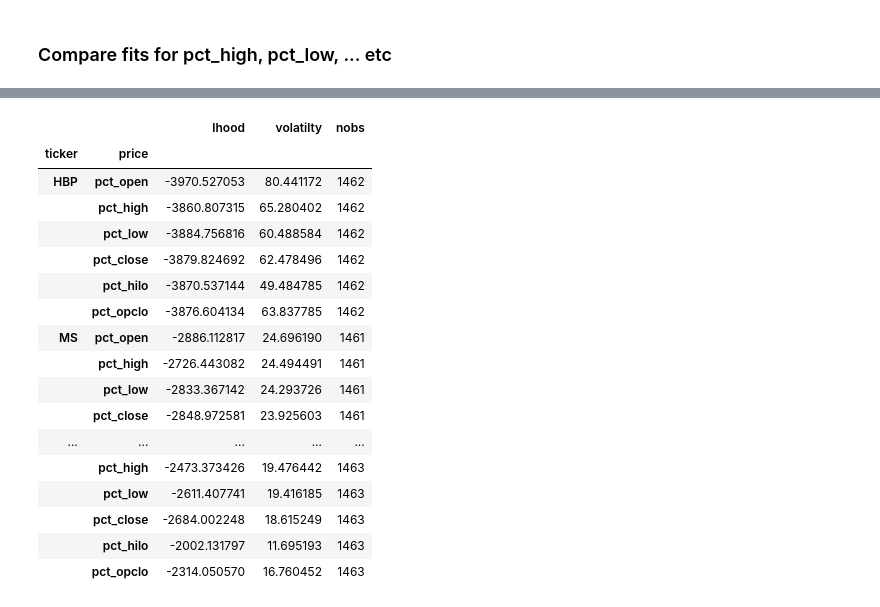
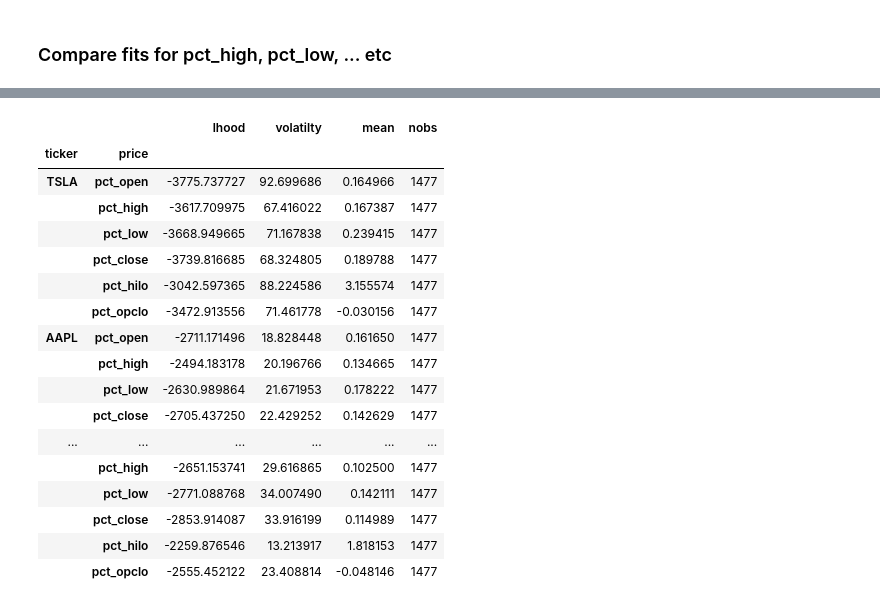
Before and after one commit to kwoodle/ktrade_volatility, a Jupyter notebook: notebooks/garch3.ipynb, the cells around one changed output, grey strips where cells are left out. Saved outputs shown, nothing was run; the diff lists cells and outputs as text; code cells hidden in the pictures.

```diff
--- a/notebooks/garch3.ipynb
+++ b/notebooks/garch3.ipynb
@@ -7,8 +17,13 @@ engine = create_engine('mysql+pymysql://localhost',
 conn = engine.connect()
 # %%
 import pandas as pd
-tck_qry = pd.read_sql_query('''select symbol, avg(volume*close) from USE_2021
-    group by symbol order by avg(volume*close) desc limit 20''',
+tck_qry = pd.read_sql_query('''select distinct us.symbol, avg(us.volume*us.close) from USE_2021 us
+join US_SymsWithOptions USWO on us.symbol = USWO.Symbol
+where USWO.`Symbol Type` = 'Equity'
+    group by us.symbol order by avg(us.volume*us.close) desc limit 500''',
                             conn)
 tdf = pd.DataFrame(tck_qry, columns=['symbol'])
 tickers = tdf['symbol']
+prices = ["pct_open", "pct_high", "pct_low", "pct_close",
+          'pct_hilo', 'pct_opclo']
+#prices = ["pct_hilo"]
@@ -23,8 +44,7 @@ def query_symbol(sym, conn):
         conn,
         index_col='tradedate'
     )
-    return sym, pd.DataFrame(qry, columns=["pct_open", "pct_high", "pct_low", "pct_close",
-                                      "pct_hilo", "pct_opclo"])
+    return sym, pd.DataFrame(qry, columns=prices)
 # %%
 import math
 def ann_var(var):
@@ -36,22 +54,34 @@ prices = ['pct_open', 'pct_high', 'pct_low', 'pct_close',
 # %%
 rows = []
-tickers=pd.Series(data=['MS']).append(tickers)
-tickers=pd.Series(data=['HBP']).append(tickers)
+#tickers=pd.Series(data=['MS']).append(tickers)
+#tickers=pd.Series(data=['BYND']).append(tickers)
+#tickers=pd.Series(data=['DIS']).append(tickers)
 
+step = 0
+steps = 201
+time_last = time.time()
 for tk in tickers:
     ticker, df = query_symbol(tk, conn)
-    if(len(df.index)<100):
-        print("len(df)", len(df.index), "for ticker", tk)
-        continue
     for pr in prices:
-        am = arch_model(df[pr], p=1, o=1, q=1, dist="StudentsT")
+        if(len(df.index)<800):
+            continue
+        if step % steps == 0:
+            print("fitting symbol: ", tk, "  for price: ", pr, "len(df): ", len(df.index))
+            time_now = time.time()
+            time_spent = time_now - time_last
+            time_last = time_now
+            formatted = "{:.2f}".format(time_spent)
+            print(steps, " executed in ", formatted, " secs")
+        am = arch_model(df[pr], p=1, o=1, q=1, dist="StudentsT", rescale=False)
         res = am.fit(disp='off')
+        if res.convergence_flag != 0:
+            continue
         forecasts = res.forecast(reindex=False)
         row = [tk, pr, res.loglikelihood, ann_var(forecasts.variance['h.1'].iloc[0])
-               ,res.nobs]
+               ,forecasts.mean['h.1'].iloc[0], res.nobs]
         rows.append(row)
-
-    cmp = pd.DataFrame(rows, columns=['ticker', 'price', 'lhood', 'volatilty', 'nobs'])
+        step += 1
+    cmp = pd.DataFrame(rows, columns=['ticker', 'price', 'lhood', 'volatilty', 'mean', 'nobs'])
 
 compare = cmp.set_index(['ticker', 'price'])
 compare.head(36)
@@ -59,18 +119,18 @@ compare.head(36)
-|  |  | lhood | volatilty | nobs |
-| ticker | price |  |  |  |
-| HBP | pct_open | -3970.527053 | 80.441172 | 1462 |
-|  | pct_high | -3860.807315 | 65.280402 | 1462 |
-|  | pct_low | -3884.756816 | 60.488584 | 1462 |
-|  | pct_close | -3879.824692 | 62.478496 | 1462 |
-|  | pct_hilo | -3870.537144 | 49.484785 | 1462 |
-|  | pct_opclo | -3876.604134 | 63.837785 | 1462 |
-| MS | pct_open | -2886.112817 | 24.696190 | 1461 |
-|  | pct_high | -2726.443082 | 24.494491 | 1461 |
-|  | pct_low | -2833.367142 | 24.293726 | 1461 |
-|  | pct_close | -2848.972581 | 23.925603 | 1461 |
-| ... | ... | ... | ... | ... |
-|  | pct_high | -2473.373426 | 19.476442 | 1463 |
-|  | pct_low | -2611.407741 | 19.416185 | 1463 |
-|  | pct_close | -2684.002248 | 18.615249 | 1463 |
-|  | pct_hilo | -2002.131797 | 11.695193 | 1463 |
-|  | pct_opclo | -2314.050570 | 16.760452 | 1463 |
+|  |  | lhood | volatilty | mean | nobs |
+| ticker | price |  |  |  |  |
+| TSLA | pct_open | -3775.737727 | 92.699686 | 0.164966 | 1477 |
+|  | pct_high | -3617.709975 | 67.416022 | 0.167387 | 1477 |
+|  | pct_low | -3668.949665 | 71.167838 | 0.239415 | 1477 |
+|  | pct_close | -3739.816685 | 68.324805 | 0.189788 | 1477 |
+|  | pct_hilo | -3042.597365 | 88.224586 | 3.155574 | 1477 |
+|  | pct_opclo | -3472.913556 | 71.461778 | -0.030156 | 1477 |
+| AAPL | pct_open | -2711.171496 | 18.828448 | 0.161650 | 1477 |
+|  | pct_high | -2494.183178 | 20.196766 | 0.134665 | 1477 |
+|  | pct_low | -2630.989864 | 21.671953 | 0.178222 | 1477 |
+|  | pct_close | -2705.437250 | 22.429252 | 0.142629 | 1477 |
+| ... | ... | ... | ... | ... | ... |
+|  | pct_high | -2651.153741 | 29.616865 | 0.102500 | 1477 |
+|  | pct_low | -2771.088768 | 34.007490 | 0.142111 | 1477 |
+|  | pct_close | -2853.914087 | 33.916199 | 0.114989 | 1477 |
+|  | pct_hilo | -2259.876546 | 13.213917 | 1.818153 | 1477 |
+|  | pct_opclo | -2555.452122 | 23.408814 | -0.048146 | 1477 |
```
Also changed, not shown: parts of 8 cells of this notebook, 9 other files.
